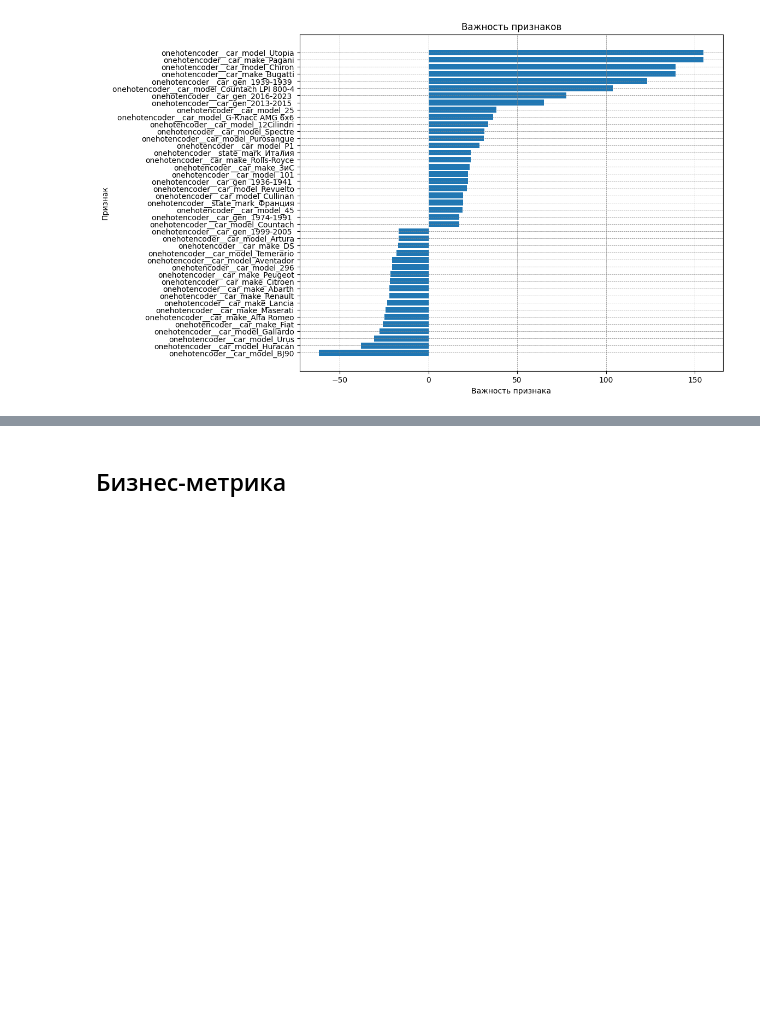
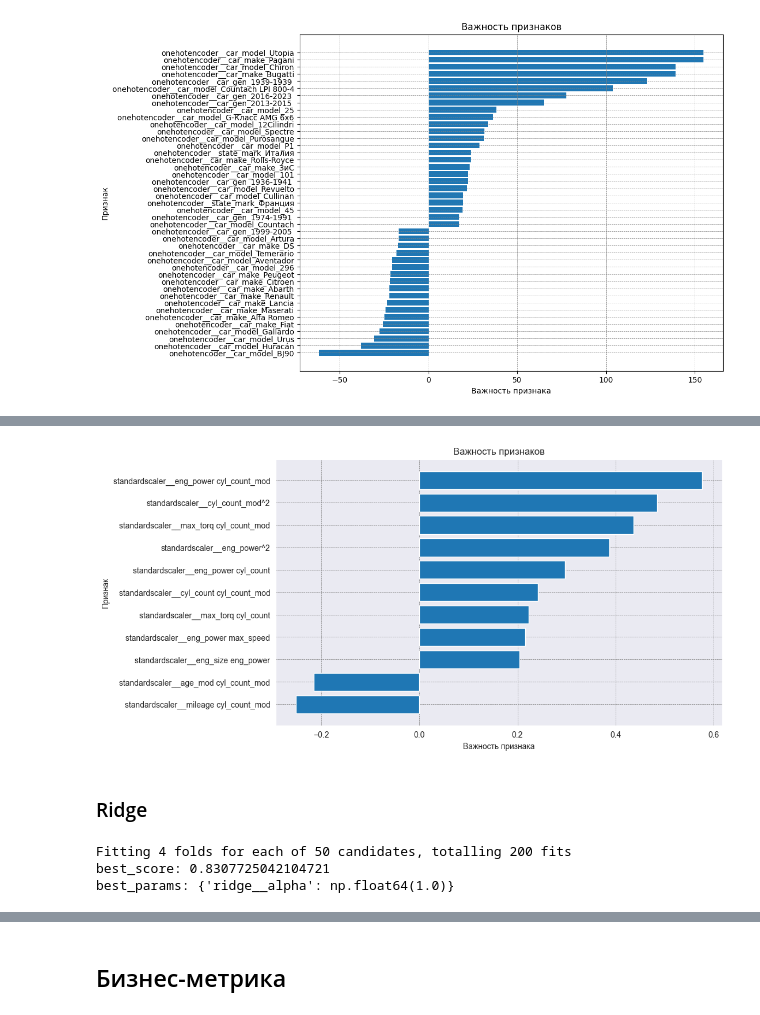
Before and after one commit to polcaz/AI-YP-24-Team-17-Valuation-of-used-cars, a Jupyter notebook: notebooks/linear_models.ipynb, the cells around one changed output, grey strips where cells are left out. Drawn from its saved outputs; the diff is of its cells as text; code cells hidden in the pictures; blank space fills up the shorter version.

```diff
--- a/notebooks/linear_models.ipynb
+++ b/notebooks/linear_models.ipynb
@@ -771,0 +1048,58 @@ plt.show()
+# %%
+# Проверим важность признаков с точки зрения модели
+importances = gs_elnet_pl_poly.best_estimator_['elasticnet'].coef_
+importances = pd.Series(
+    importances,
+    index=gs_elnet_pl_poly.best_estimator_['columntransformer'].get_feature_names_out()
+).sort_values()
+importances = importances[abs(importances)>0.2]
+# Построим диаграмму для наглядности
+plt.figure(figsize=(10, 6))
+plt.title('Важность признаков')
+plt.xlabel('Важность признака')
+plt.ylabel('Признак')
+plt.grid(color='gray', linewidth = 0.5, linestyle = '--')
+plt.barh(y=importances.index, width=importances)
+plt.show()
+# %% [output]
+[figure, added]
+# %% [markdown]
+### Ridge
+# %%
+# Пайплайн обработки данных и обучения линейной модели
+ridge_pl_poly = make_pipeline(col_transformer, Ridge())
+
+param_grid_ridge = {
+    'ridge__alpha': np.linspace(1, 50000, 50)
+}
+gs_ridge_pl_poly = GridSearchCV(
+                           ridge_pl_poly,
+                           param_grid=param_grid_ridge,
+                           scoring='r2',
+                           cv=4,
+                           n_jobs=-1,
+                           verbose=3,
+                           error_score='raise',
+                           pre_dispatch=4
+)
+
+gs_ridge_pl_poly.fit(X_train_poly, y_train)
+
+# лучшее значение R2 на кросс-валидации
+print(f'best_score: {gs_ridge_pl_poly.best_score_}')
+# лучшие гиперпараметры
+print(f'best_params: {gs_ridge_pl_poly.best_params_}')
+# Сохраним модель
+try:
+    _ = joblib.dump(gs_ridge_pl_poly.best_estimator_,
+                    os.path.join(MODEL_PATH, 'gs_ridge_pl_poly.pkl'),
+                    compress=0)
+except:
+    print('Changed directory for model to current directory')
+    _ = joblib.dump(gs_ridge_pl_poly.best_estimator_,
+                    'gs_ridge_pl_poly.pkl',
+                    compress=0)
+# %% [output]
+Fitting 4 folds for each of 50 candidates, totalling 200 fits
+best_score: 0.8307725042104721
+best_params: {'ridge__alpha': np.float64(1.0)}
```
Also changed, not shown: parts of 40 cells of this notebook, 9 other files.
